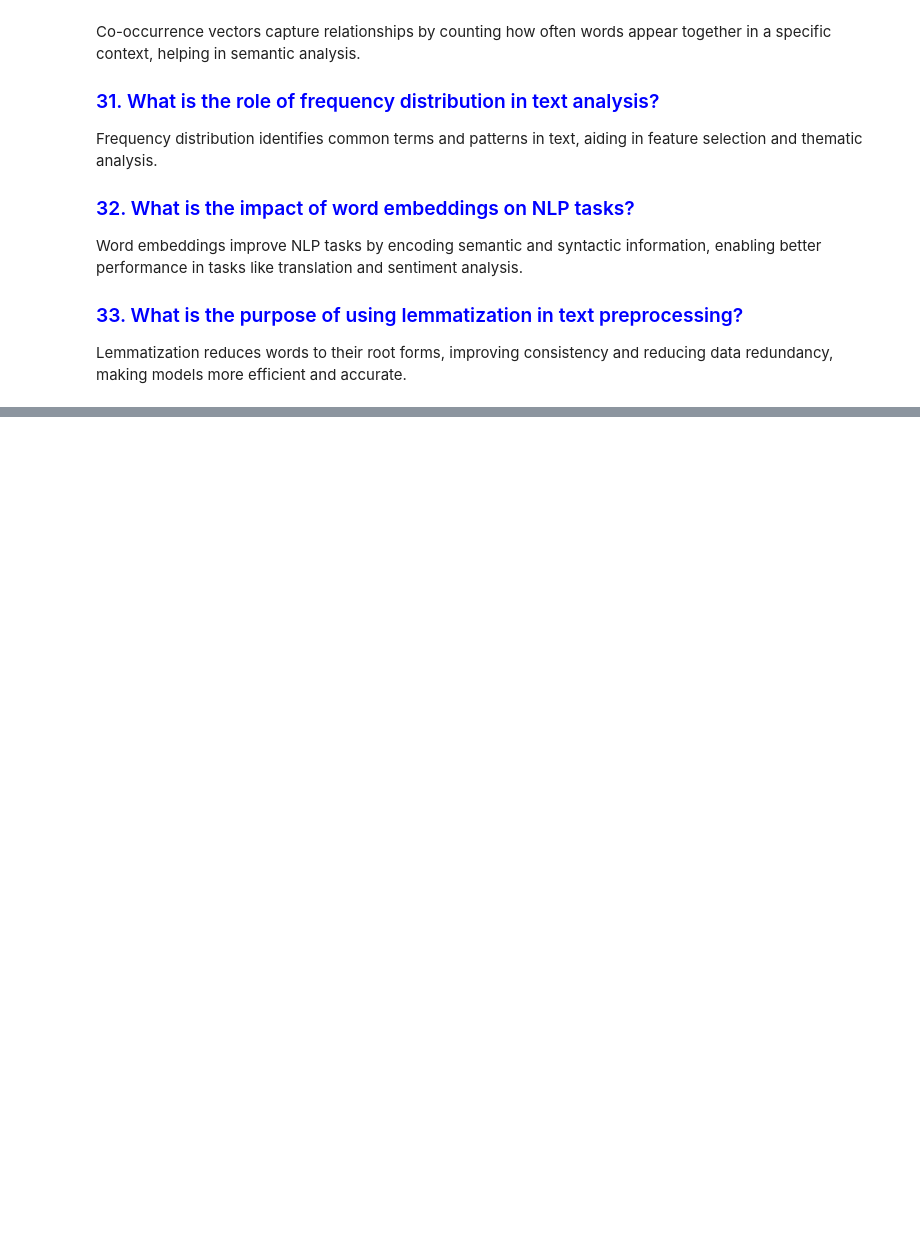
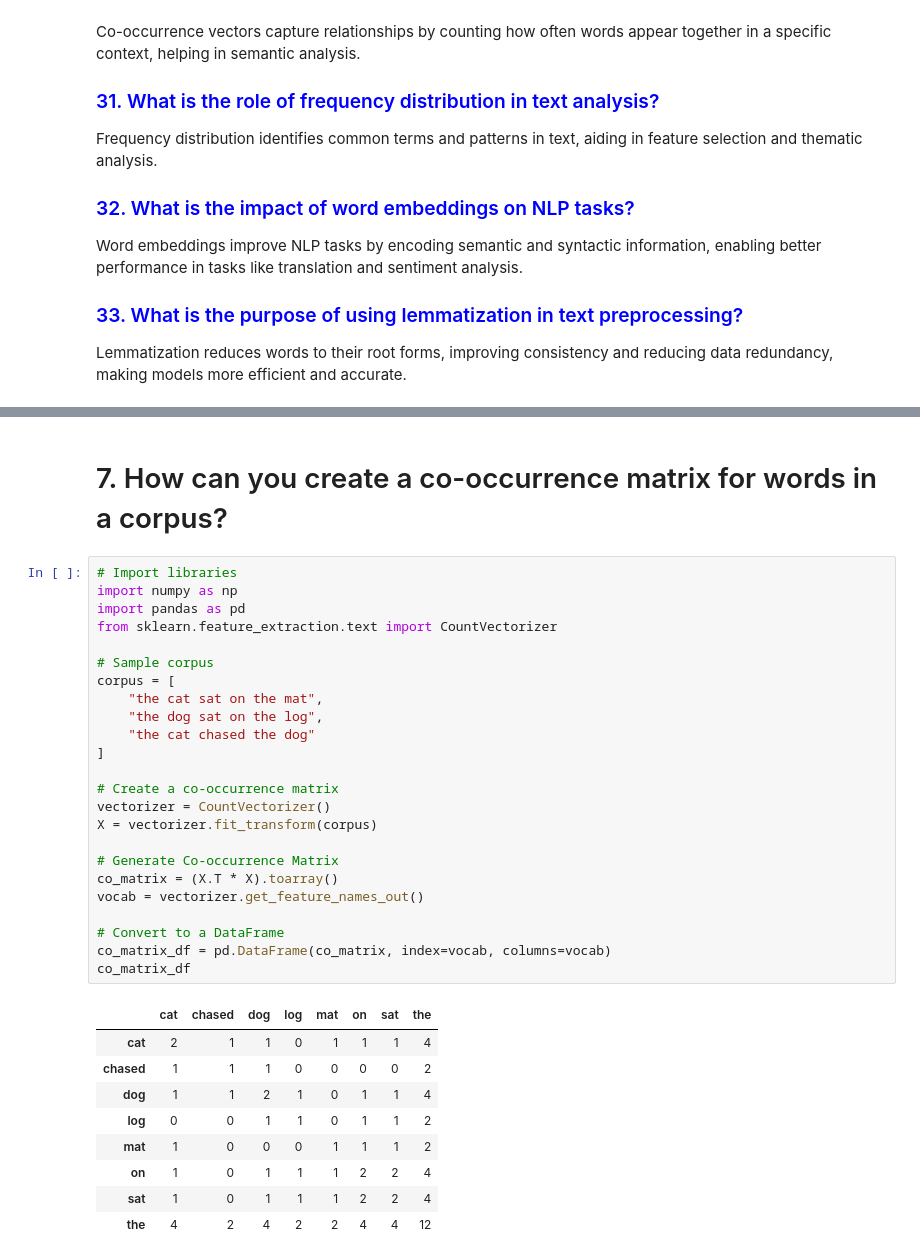
Before and after one commit to AjayKumar095/Natural_Language_Processing, a Jupyter notebook: Notes/NLP_Introduction_and_Text_Preprocessing.ipynb, the cells around one changed output, grey strips where cells are left out. Saved outputs shown, nothing was run; the diff lists cells and outputs as text; blank space fills up the shorter version.

```diff
--- a/Notes/NLP_Introduction_and_Text_Preprocessing.ipynb
+++ b/Notes/NLP_Introduction_and_Text_Preprocessing.ipynb
@@ -111,0 +220,36 @@
+# %% [markdown]
+# 7. How can you create a co-occurrence matrix for words in a corpus?
+# %%
+# Import libraries
+import numpy as np
+import pandas as pd
+from sklearn.feature_extraction.text import CountVectorizer
+
+# Sample corpus
+corpus = [
+    "the cat sat on the mat",
+    "the dog sat on the log",
+    "the cat chased the dog"
+]
+
+# Create a co-occurrence matrix
+vectorizer = CountVectorizer()
+X = vectorizer.fit_transform(corpus)
+
+# Generate Co-occurrence Matrix
+co_matrix = (X.T * X).toarray()
+vocab = vectorizer.get_feature_names_out()
+
+# Convert to a DataFrame
+co_matrix_df = pd.DataFrame(co_matrix, index=vocab, columns=vocab)
+co_matrix_df
+# %% [output]
+|  | cat | chased | dog | log | mat | on | sat | the |
+| cat | 2 | 1 | 1 | 0 | 1 | 1 | 1 | 4 |
+| chased | 1 | 1 | 1 | 0 | 0 | 0 | 0 | 2 |
+| dog | 1 | 1 | 2 | 1 | 0 | 1 | 1 | 4 |
+| log | 0 | 0 | 1 | 1 | 0 | 1 | 1 | 2 |
+| mat | 1 | 0 | 0 | 0 | 1 | 1 | 1 | 2 |
+| on | 1 | 0 | 1 | 1 | 1 | 2 | 2 | 4 |
+| sat | 1 | 0 | 1 | 1 | 1 | 2 | 2 | 4 |
+| the | 4 | 2 | 4 | 2 | 2 | 4 | 4 | 12 |
```
Also changed, not shown: parts of 33 cells of this notebook.
